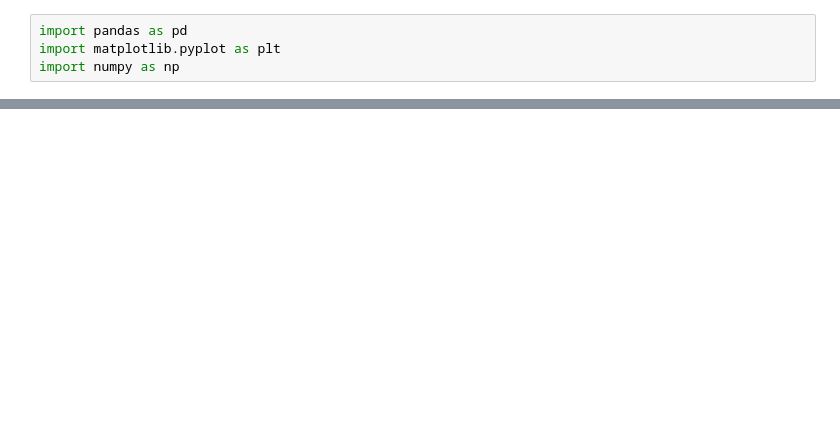
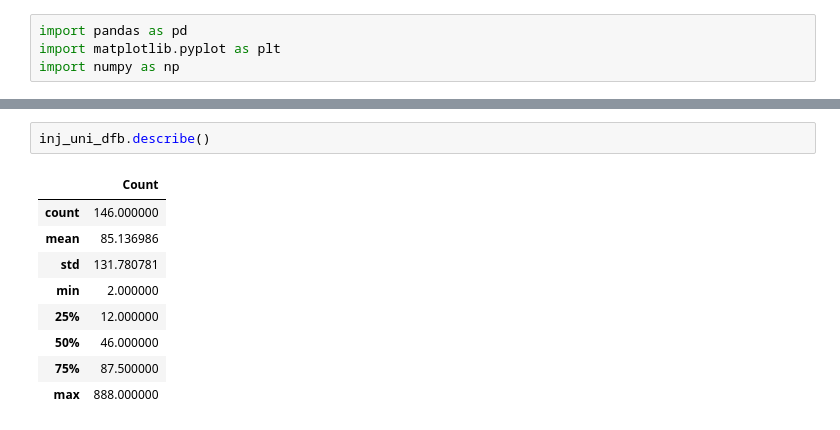
Before and after one commit to Mspivey100/Pineapple-Project, a Jupyter notebook: College_Injury_Analysis.ipynb, the cells around one changed output, grey strips where cells are left out. Drawn from its saved outputs; the diff is of its cells as text; blank space fills up the shorter version.

```diff
--- a/College_Injury_Analysis.ipynb
+++ b/College_Injury_Analysis.ipynb
@@ -36 +36,13 @@ inj_uni_dfb
 146 rows × 2 columns
+# %%
+inj_uni_dfb.describe()
+# %% [output]
+|  | Count |
+| count | 146.000000 |
+| mean | 85.136986 |
+| std | 131.780781 |
+| min | 2.000000 |
+| 25% | 12.000000 |
+| 50% | 46.000000 |
+| 75% | 87.500000 |
+| max | 888.000000 |
```
Also changed, not shown: parts of 6 cells of this notebook, 7 other files.
